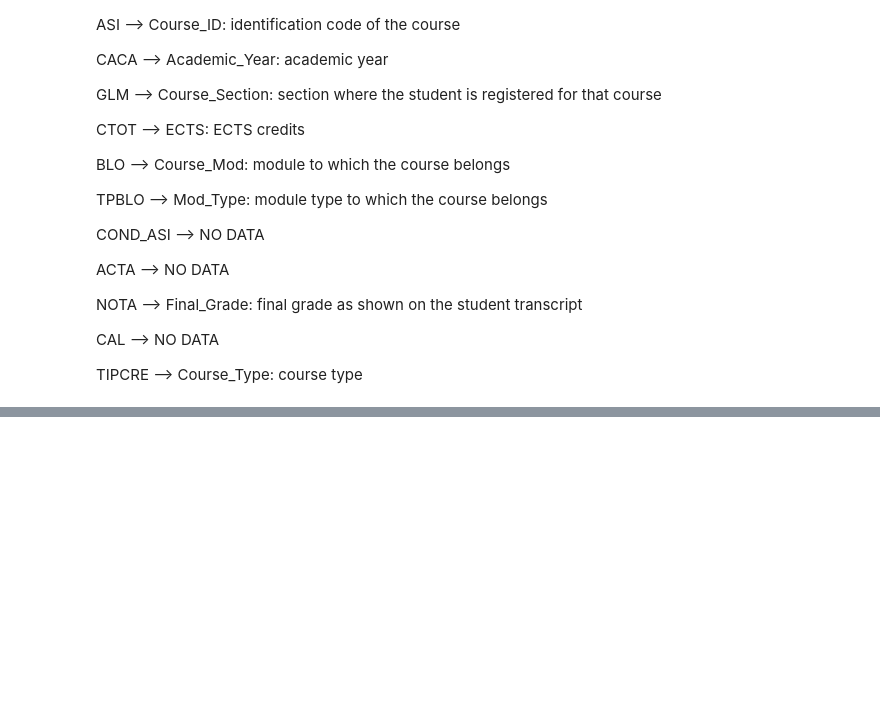
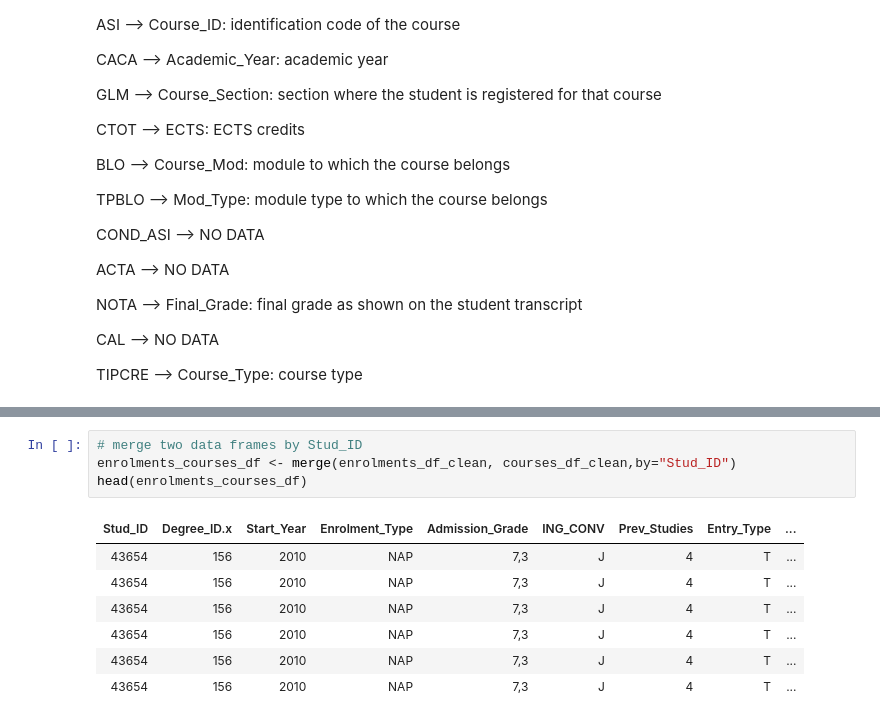
Before and after one commit to adamKuzanski/EduucatonalDataAnalysis, a Jupyter notebook: dataAnalysis.ipynb, the cells around one changed output, grey strips where cells are left out. Drawn from its saved outputs; the diff is of its cells as text; blank space fills up the shorter version.

```diff
--- a/dataAnalysis.ipynb
+++ b/dataAnalysis.ipynb
@@ -245,0 +453,12 @@ head(years_df)
+# %%
+# merge two data frames by Stud_ID
+enrolments_courses_df <- merge(enrolments_df_clean, courses_df_clean,by="Stud_ID")
+head(enrolments_courses_df)
+# %% [output]
+| Stud_ID | Degree_ID.x | Start_Year | Enrolment_Type | Admission_Grade | ING_CONV | Prev_Studies | Entry_Type | ... |
+| 43654 | 156 | 2010 | NAP | 7,3 | J | 4 | T | ... |
+| 43654 | 156 | 2010 | NAP | 7,3 | J | 4 | T | ... |
+| 43654 | 156 | 2010 | NAP | 7,3 | J | 4 | T | ... |
+| 43654 | 156 | 2010 | NAP | 7,3 | J | 4 | T | ... |
+| 43654 | 156 | 2010 | NAP | 7,3 | J | 4 | T | ... |
+| 43654 | 156 | 2010 | NAP | 7,3 | J | 4 | T | ... |
```
Also changed, not shown: parts of 42 cells of this notebook, 1 other file.
